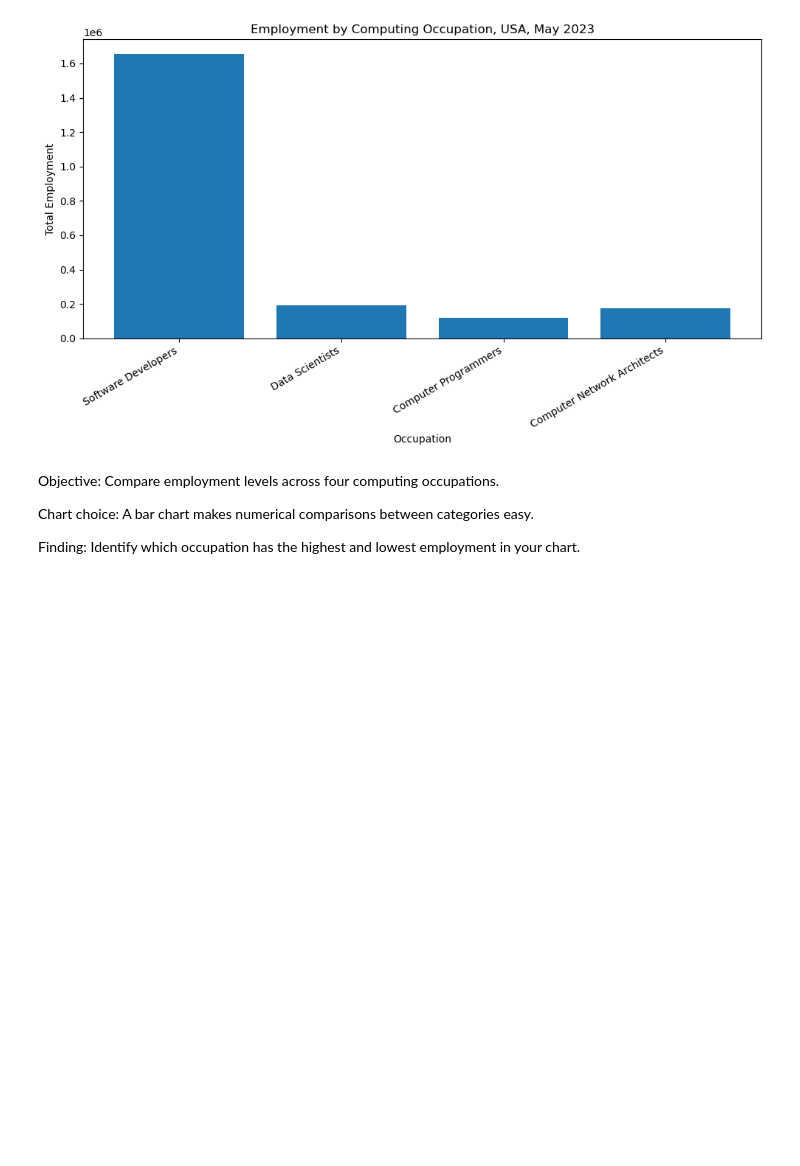
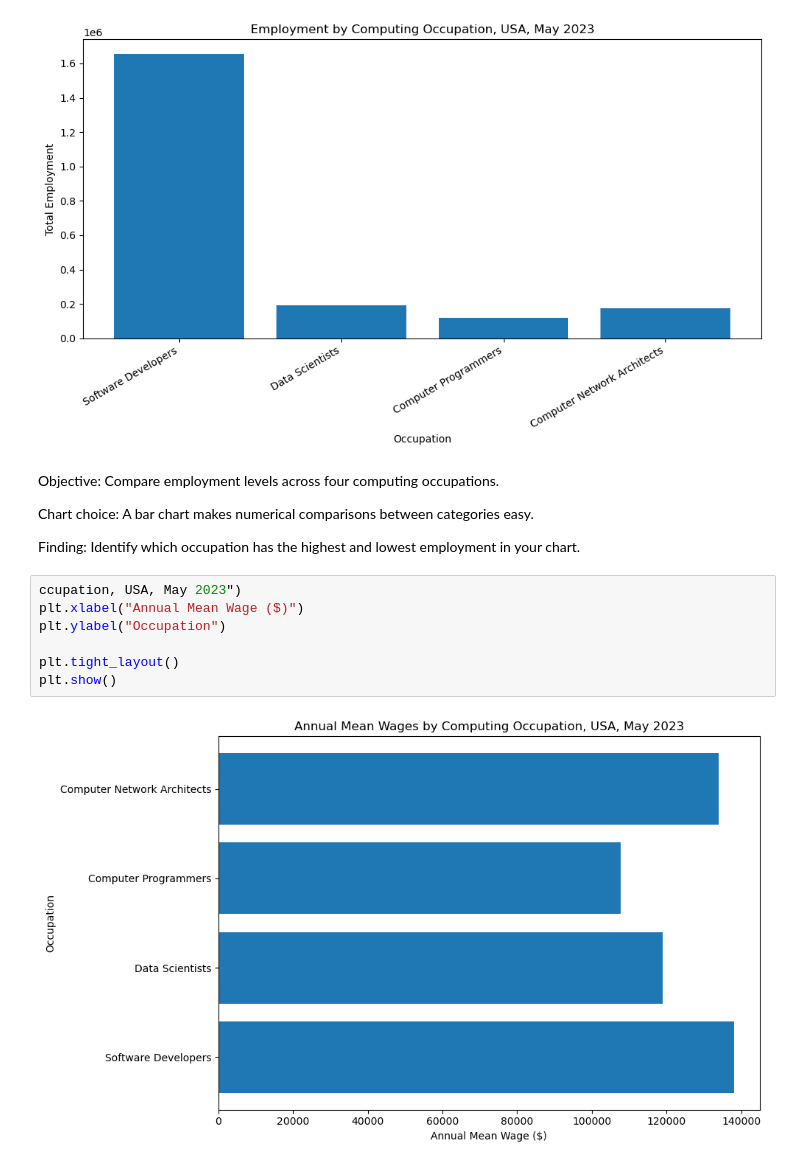
Before and after one commit to Hamza912141/data-visualization-ca1-, a Jupyter notebook: data vis-checkpoint.ipynb, the cells around one changed output. Drawn from its saved outputs; the diff is of its cells as text; blank space fills up the shorter version.

```diff
--- a/data vis-checkpoint.ipynb
+++ b/data vis-checkpoint.ipynb
@@ -108,3 +108,12 @@ Chart choice: A bar chart makes numerical comparisons between categories easy.
 
 
 Finding: Identify which occupation has the highest and lowest employment in your chart.
+# %%
+ccupation, USA, May 2023")
+plt.xlabel("Annual Mean Wage ($)")
+plt.ylabel("Occupation")
+
+plt.tight_layout()
+plt.show()
+# %% [output]
+[figure, added]
```
Also changed, not shown: parts of 6 cells of this notebook.
